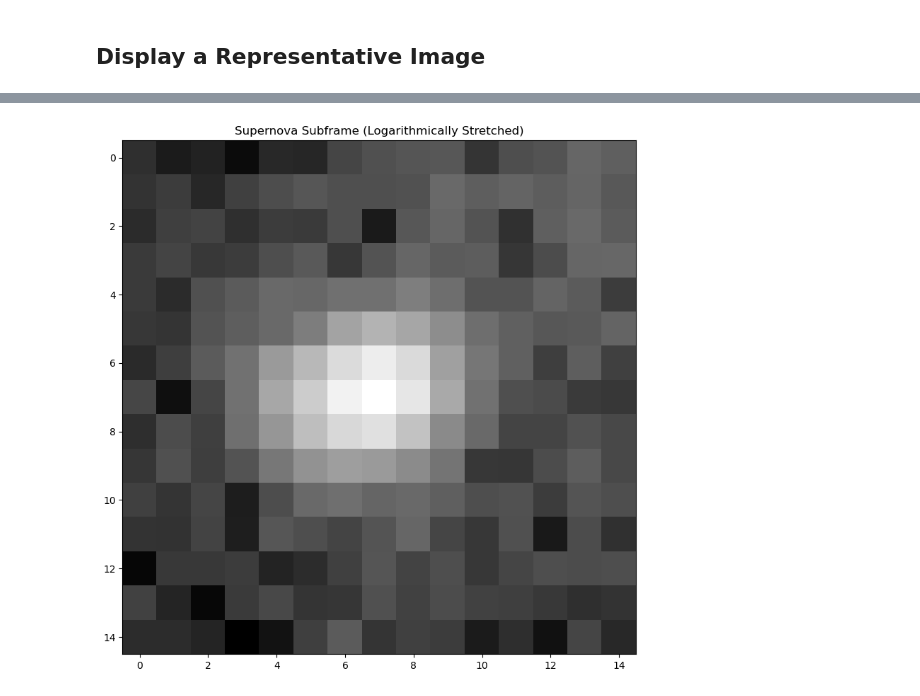
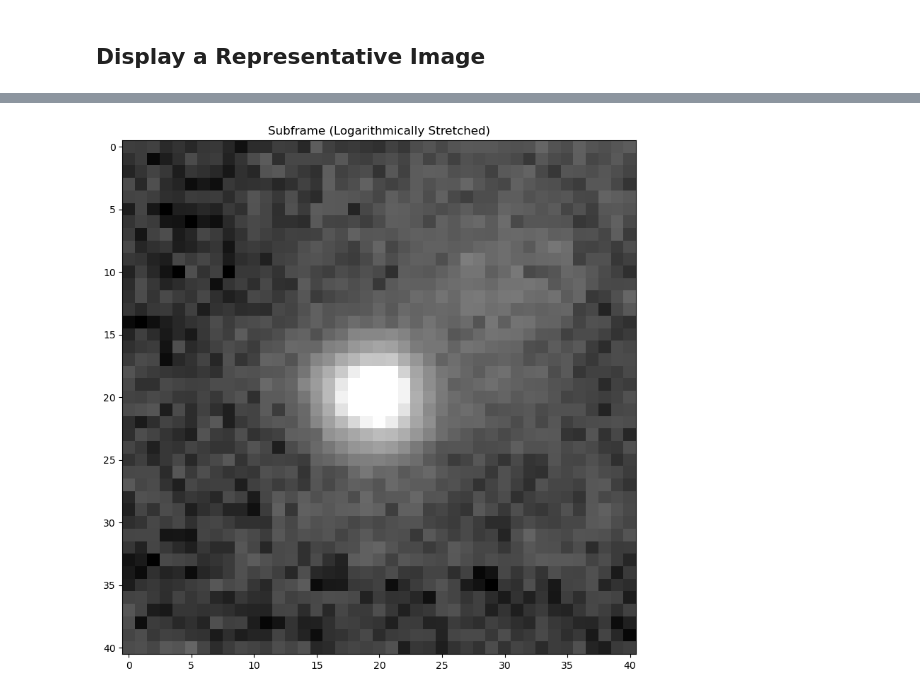
Before and after one commit to brianhill/supernova-observation, a Jupyter notebook: analyses/ZTF24aahgqwk/ZTF24aahgqwk-light_curve.ipynb, the cells around one changed output, grey strips where cells are left out. Saved outputs shown, nothing was run; the diff lists cells and outputs as text; code cells hidden in the pictures.

```diff
--- a/analyses/ZTF24aahgqwk/ZTF24aahgqwk-light_curve.ipynb
+++ b/analyses/ZTF24aahgqwk/ZTF24aahgqwk-light_curve.ipynb
@@ -109,11 +118,11 @@ supernova_roi = Rectangle(supernova_center, extent)
 # %% [markdown]
 ## Display a Representative Image
 # %%
-first_image = stacked_image_for_date_and_filter('2024-03-20', 'r')
+first_image = stacked_image_for_date_and_filter('2024-04-03', 'r')
 
 # Log stretch
 
-stretch_function = log_stretch_transform(26, 50)
+stretch_function = log_stretch_transform(8, 50)
 stretch_transform = np.vectorize(stretch_function)
 
 stretched_image = stretch_transform(first_image.data)
@@ -123,7 +132,7 @@ stretched_image = stretch_transform(first_image.data)
 fig, axes = plt.subplots(1, 1, figsize=(8, 8))
 
 axes.imshow(stretched_image, cmap='gray')
-axes.set_title("First Stacked Image (Logarithmically Stretched)")
+axes.set_title("A Representative Image (Logarithmically Stretched)")
 
 plt.tight_layout()
 plt.show()
@@ -136,33 +145,28 @@ Set OBSGEO-Z to  3851220.317 from OBSGEO-[LBH]'. [astropy.wcs.wcs]
 # %%
-supernova_center = Point(708, 443)
-# guarantee that the full widths and heights are odd to make the loops easier
-extent_half = 7
-extent_width = 2 * extent_half + 1
-extent_height = extent_width
-extent = Extent(extent_width, extent_height)
-supernova_roi = Rectangle(supernova_center, extent)
+DISPLAY_WHICH_CENTER = 0
 
-supernova_subframe = stretched_image[
-    supernova_center.y-extent_half:supernova_center.y+extent_half+1,
-    supernova_center.x-extent_half:supernova_center.x+extent_half+1
-]
+display_extent_half = 20
+display_extent_width = 2 * display_extent_half + 1
+display_extent_height = display_extent_width
+display_extent = Extent(display_extent_width, display_extent_height)
+
+display_center = CENTERS[DISPLAY_WHICH_CENTER]
+display_left = display_center.x - display_extent_half
+display_right = display_left + display_extent_width
+display_top = display_center.y - display_extent_half
+display_bottom = display_top + display_extent_height
+
+subframe = stretched_image[display_top:display_bottom, display_left:display_right]
 
 # Display the representative subtracted dark
 
 fig, axes = plt.subplots(1, 1, figsize=(8, 8))
 
-axes.imshow(supernova_subframe, cmap='gray')
-axes.set_title("Supernova Subframe (Logarithmically Stretched)")
+axes.imshow(subframe, cmap='gray')
+axes.set_title("Subframe (Logarithmically Stretched)")
 
 plt.tight_layout()
 plt.show()
-from collections import namedtuple
-Point = namedtuple('Point', 'x y')
-pt1 = Point(1.0, 5.0)
-pt2 = Point(2.5, 1.5)
-
-from math import sqrt
-line_length = sqrt((pt1.x-pt2.x)**2 + (pt1.y-pt2.y)**2)
 # %% [output]
-[figure, old version]
+[figure, new version]
 # %%
```
Also changed, not shown: parts of 4 cells of this notebook, 1 other file.
